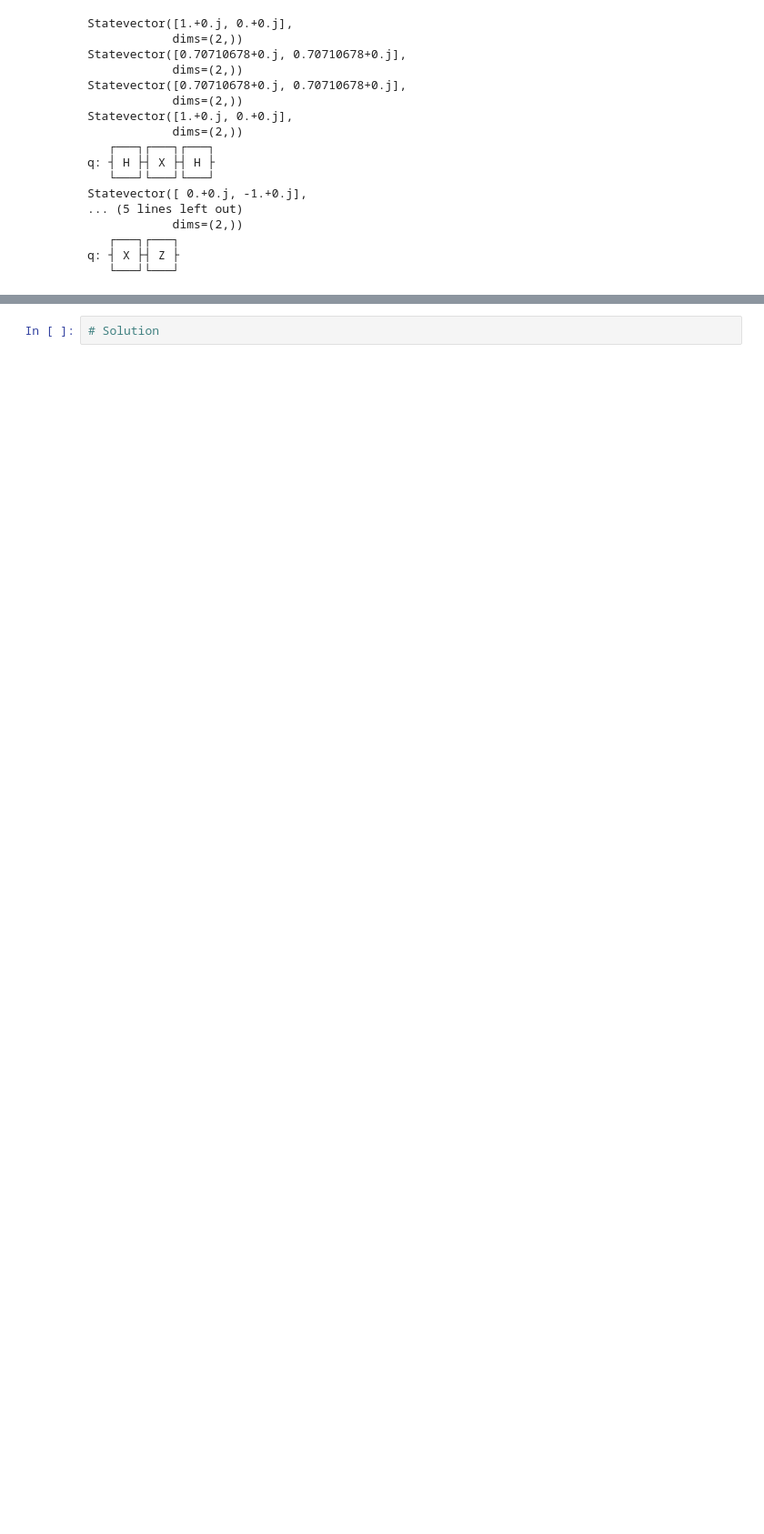
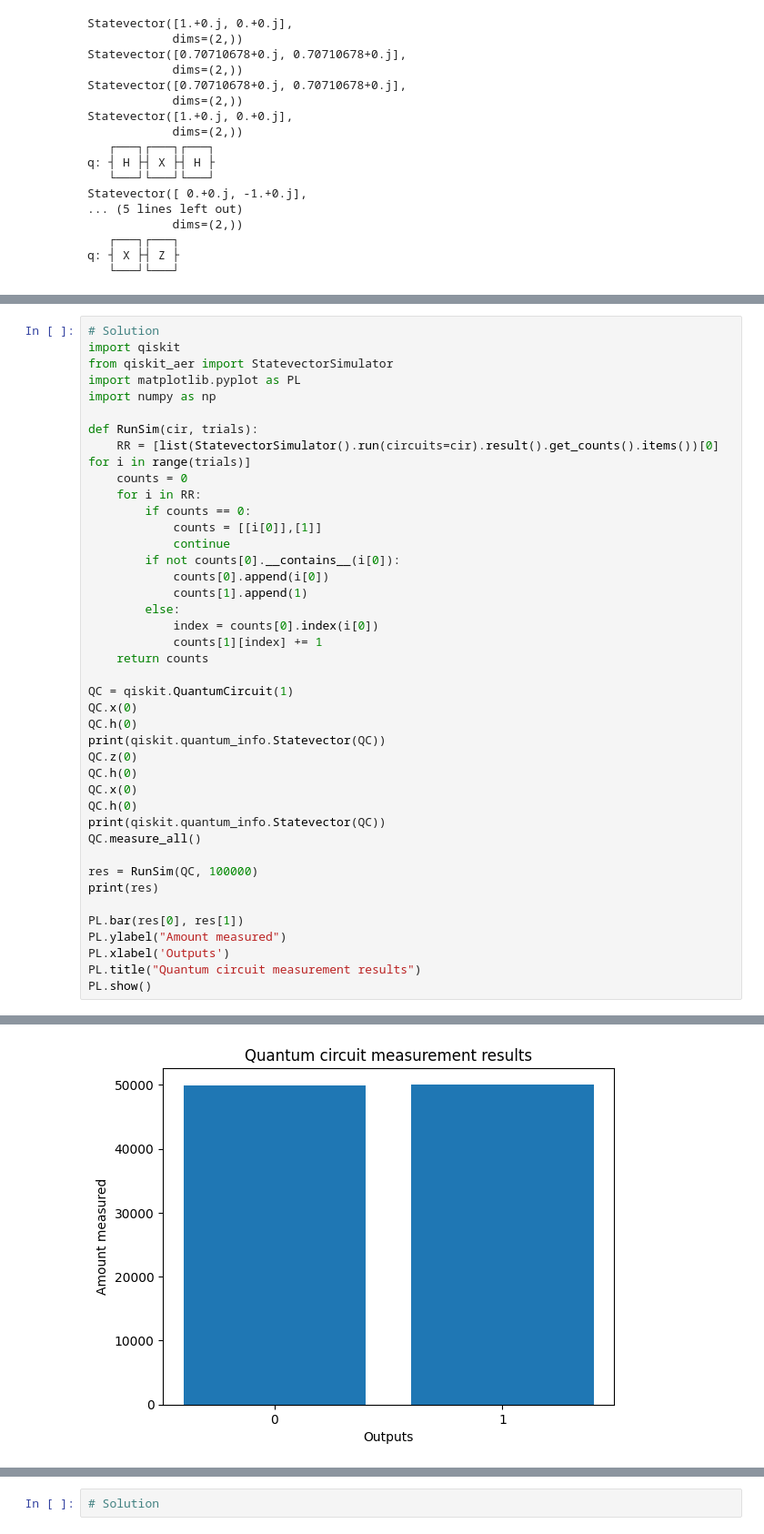
Before and after one commit to Lilith207/PythonForQuantum, a Jupyter notebook: Introduction/Assignment 2/QCI - Assignment2.ipynb, the cells around one changed output, grey strips where cells are left out. Shown at 91% size. Saved outputs shown, nothing was run; the diff lists cells and outputs as text; blank space fills up the shorter version.

```diff
--- a/Introduction/Assignment 2/QCI - Assignment2.ipynb
+++ b/Introduction/Assignment 2/QCI - Assignment2.ipynb
@@ -229,0 +196,42 @@ NB: Remember to use the `circuit.measure()` function to obtain the counts of the
+# %%
+# Solution
+import qiskit
+from qiskit_aer import StatevectorSimulator
+import matplotlib.pyplot as PL
+import numpy as np
+
+def RunSim(cir, trials):
+    RR = [list(StatevectorSimulator().run(circuits=cir).result().get_counts().items())[0] for i in range(trials)]
+    counts = 0
+    for i in RR:
+        if counts == 0:
+            counts = [[i[0]],[1]]
+            continue
+        if not counts[0].__contains__(i[0]):
+            counts[0].append(i[0])
+            counts[1].append(1)
+        else:
+            index = counts[0].index(i[0])
+            counts[1][index] += 1
+    return counts
+
+QC = qiskit.QuantumCircuit(1)
+QC.x(0)
+QC.h(0)
+print(qiskit.quantum_info.Statevector(QC))
+QC.z(0)
+QC.h(0)
+QC.x(0)
+QC.h(0)
+print(qiskit.quantum_info.Statevector(QC))
+QC.measure_all()
+
+res = RunSim(QC, 100000)
+print(res)
+
+PL.bar(res[0], res[1])
+PL.ylabel("Amount measured")
+PL.xlabel('Outputs')
+PL.title("Quantum circuit measurement results")
+PL.show()
+# %% [output]
@@ -230,3 +243,4 @@ NB: Remember to use the `circuit.measure()` function to obtain the counts of the
+[figure, added]
 # %% [markdown]
 ## Question 9
 
```
Also changed, not shown: parts of 4 cells of this notebook.
